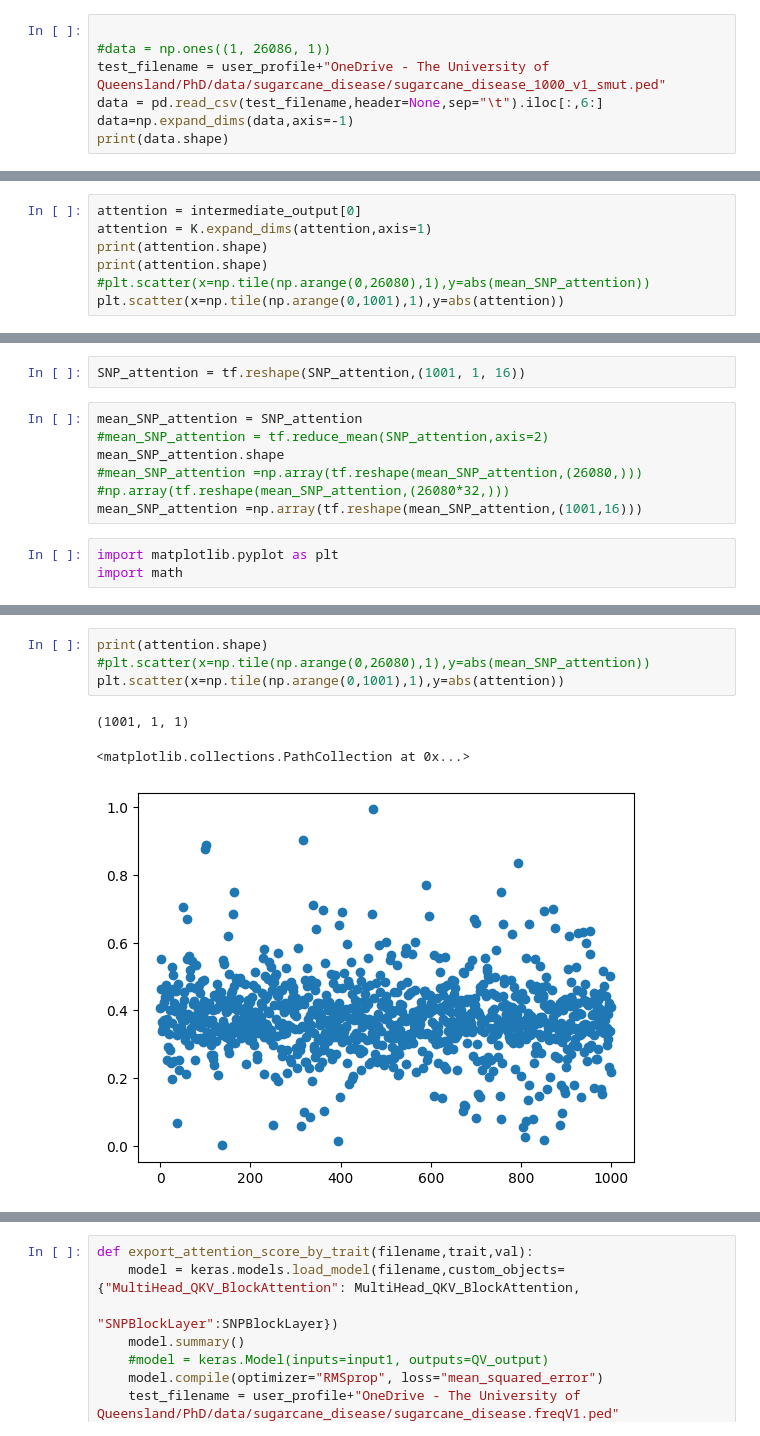
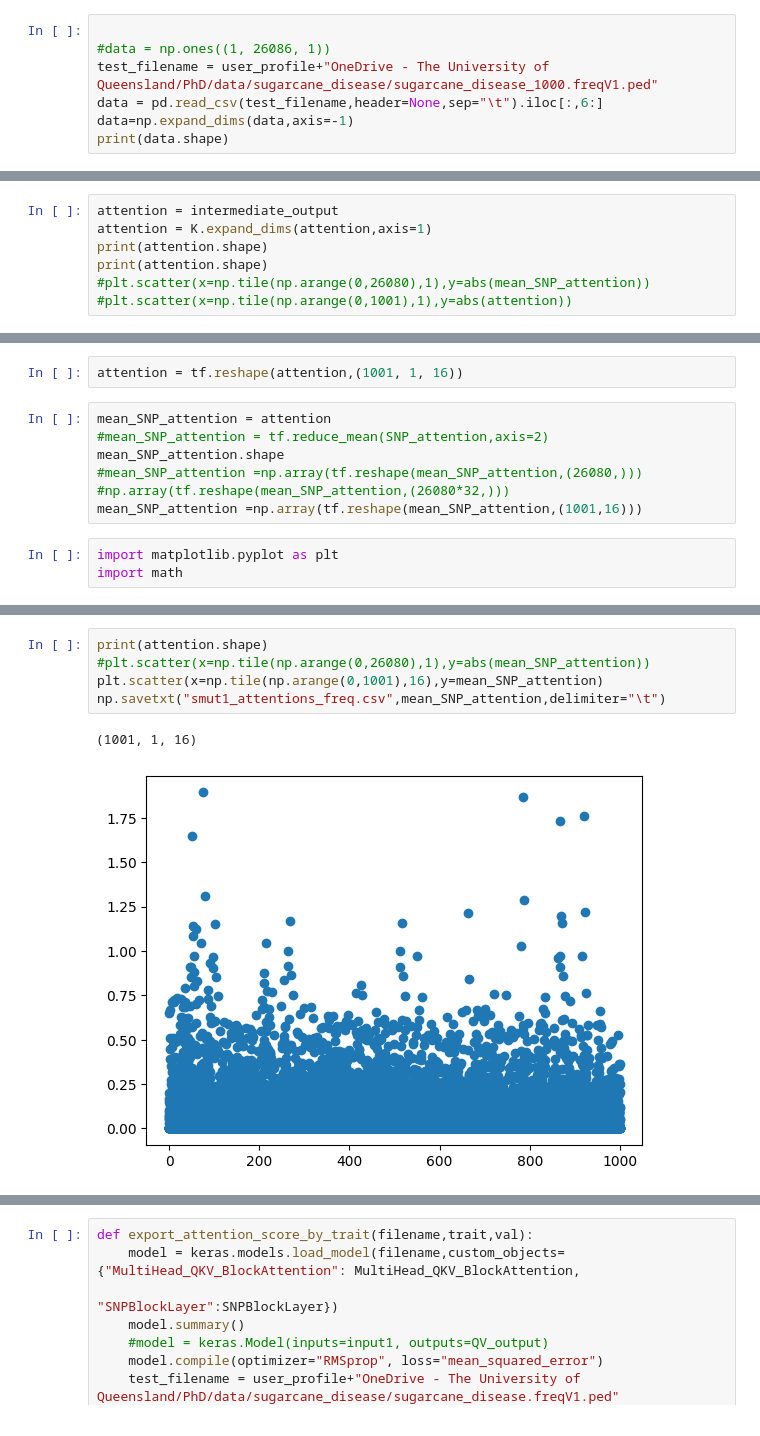
Before and after one commit to CCS-voidBird/PhD_Notebook, a Jupyter notebook: Code/ML_composer/Shap_Model_Interpretation.ipynb, the cells around one changed output, grey strips where cells are left out. Cells and saved outputs as stored; diff of their text form.

```diff
--- a/Code/ML_composer/Shap_Model_Interpretation.ipynb
+++ b/Code/ML_composer/Shap_Model_Interpretation.ipynb
@@ -72,7 +72,7 @@ A test variable of SNP array based on the freq of alleles.
 # %%
 
 #data = np.ones((1, 26086, 1))
-test_filename = user_profile+"OneDrive - The University of Queensland/PhD/data/sugarcane_disease/sugarcane_disease_1000_v1_smut.ped"
+test_filename = user_profile+"OneDrive - The University of Queensland/PhD/data/sugarcane_disease/sugarcane_disease_1000.freqV1.ped"
 data = pd.read_csv(test_filename,header=None,sep="\t").iloc[:,6:]
 data=np.expand_dims(data,axis=-1)
 print(data.shape)
@@ -103,8 +97,8 @@ intermediate_output = intermediate_layer_model.predict(data)
 # %%
-attention = intermediate_output[0]
+attention = intermediate_output
 attention = K.expand_dims(attention,axis=1)
 print(attention.shape)
 print(attention.shape)
 #plt.scatter(x=np.tile(np.arange(0,26080),1),y=abs(mean_SNP_attention))
-plt.scatter(x=np.tile(np.arange(0,1001),1),y=abs(attention))
+#plt.scatter(x=np.tile(np.arange(0,1001),1),y=abs(attention))
 # %% [output]
@@ -127,7 +107,7 @@ SNP_attention = tf.multiply(attention,LNN_weight[0])
 # %%
-SNP_attention = tf.reshape(SNP_attention,(1001, 1, 16))
+attention = tf.reshape(attention,(1001, 1, 16))
 # %%
-mean_SNP_attention = SNP_attention
+mean_SNP_attention = attention
 #mean_SNP_attention = tf.reduce_mean(SNP_attention,axis=2)
 mean_SNP_attention.shape
 #mean_SNP_attention =np.array(tf.reshape(mean_SNP_attention,(26080,))) #np.array(tf.reshape(mean_SNP_attention,(26080*32,)))
@@ -142,9 +133,9 @@ np.mean(mean_SNP_attention)
 # %%
 print(attention.shape)
 #plt.scatter(x=np.tile(np.arange(0,26080),1),y=abs(mean_SNP_attention))
-plt.scatter(x=np.tile(np.arange(0,1001),1),y=abs(attention))
+plt.scatter(x=np.tile(np.arange(0,1001),16),y=mean_SNP_attention)
+np.savetxt("smut1_attentions_freq.csv",mean_SNP_attention,delimiter="\t")
 # %% [output]
-(1001, 1, 1)
+(1001, 1, 16)
-<matplotlib.collections.PathCollection at 0x...>
-[figure, old version]
+[figure, new version]
 # %%
```
Also changed, not shown: parts of 18 cells of this notebook, 1 other file.
